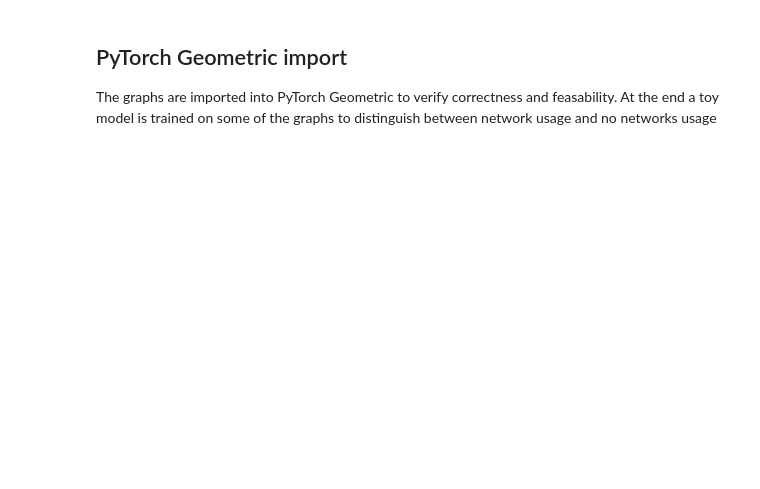
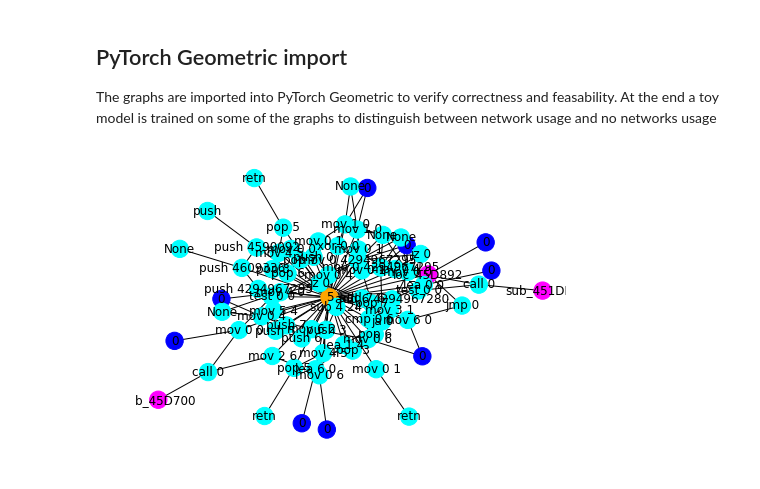
Before and after one commit to presmerats/GNN-MThesis, a Jupyter notebook: src/function_renaming/TFM_Dataset_part_I_import_graph.ipynb, the cells around one changed output. Drawn from its saved outputs; the diff is of its cells as text; code cells hidden in the pictures; blank space fills up the shorter version.

```diff
--- a/src/function_renaming/TFM_Dataset_part_I_import_graph.ipynb
+++ b/src/function_renaming/TFM_Dataset_part_I_import_graph.ipynb
@@ -467,0 +617,6 @@ The graphs are imported into PyTorch Geometric to verify correctness and feasabi
+# %%
+plotGraphFunction(folder ='./plugin/malw01_2019-04-04_17-44-51/',
+                  filename = 'sub_45D850_edges.txt',
+                  label='content')
+# %% [output]
+[figure, added]
```
Also changed, not shown: parts of 10 cells of this notebook, 1 other file.
